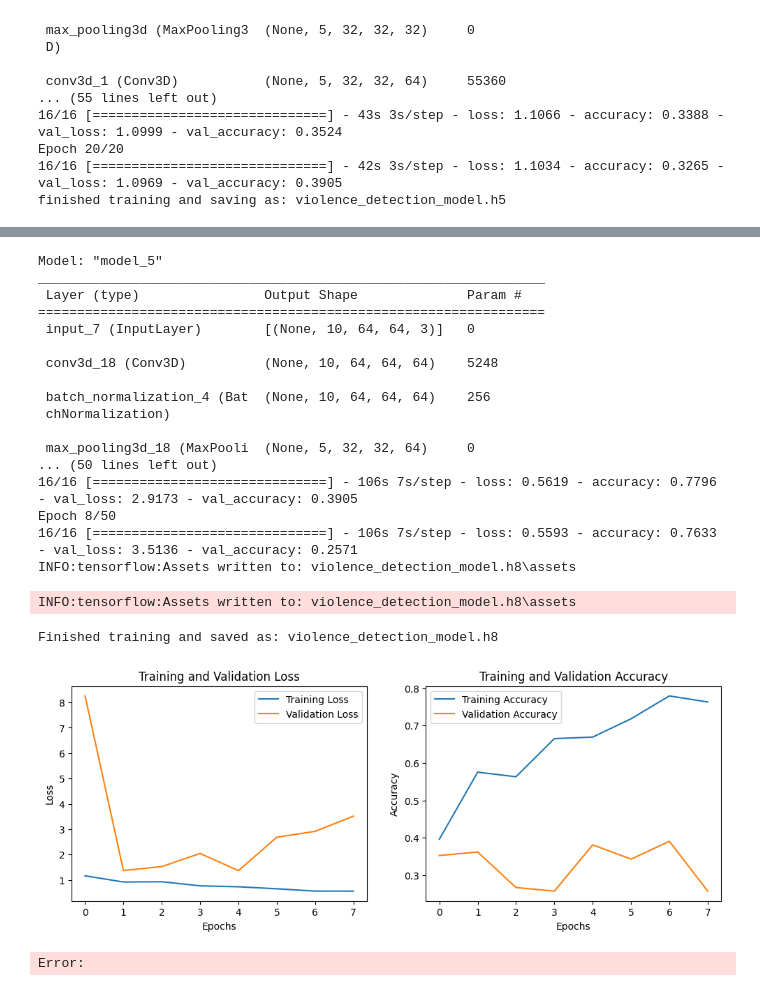
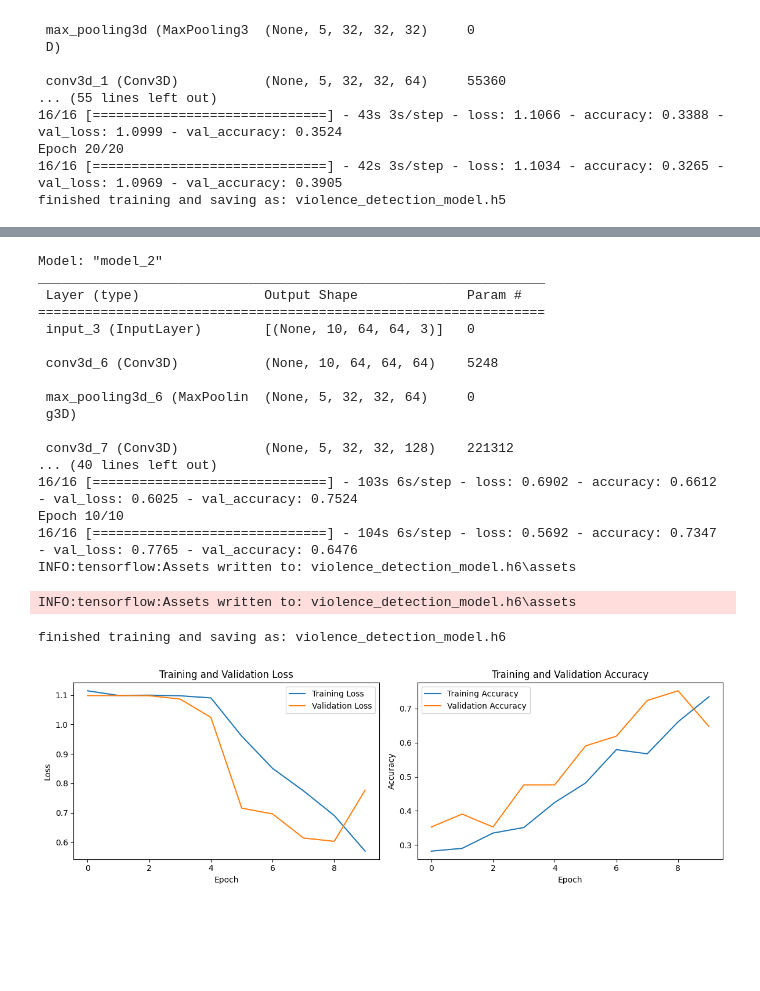
Before and after one commit to sydney-machine-learning/violence-movies, a Jupyter notebook: 0712.ipynb, the cells around one changed output, grey strips where cells are left out. Saved outputs shown, nothing was run; the diff lists cells and outputs as text; code cells hidden in the pictures; blank space fills up the shorter version.

```diff
--- a/0712.ipynb
+++ b/0712.ipynb
@@ -307,8 +332,8 @@ import cv2
 import numpy as np
 import tensorflow as tf
 from tensorflow.keras.models import Model
-from tensorflow.keras.layers import Input, Conv3D, MaxPooling3D, GlobalAveragePooling3D, Dense, LSTM, TimeDistributed, Dropout, BatchNormalization
-from tensorflow.keras.callbacks import EarlyStopping
+from tensorflow.keras.layers import Input, Conv3D, MaxPooling3D, Flatten, Dense, LSTM, TimeDistributed
+import matplotlib.pyplot as plt
 from sklearn.model_selection import train_test_split
 
 base_path = "E:/2024t2/5925/violence-detection-dataset"
@@ -318,7 +343,6 @@ labels = {"high-level violence_frames": 0, "low-level violence_frames": 1, "non-
 def load_data(folders, labels, base_path, frame_count=10):
     data = []
     targets = []
-
     for folder in folders:
         folder_path = os.path.join(base_path, folder)
         for video_folder in os.listdir(folder_path):
@@ -333,31 +357,25 @@ def load_data(folders, labels, base_path, frame_count=10):
                 frames.extend([np.zeros_like(frames[0])]*(frame_count - len(frames)))
             data.append(frames)
             targets.append(labels[folder])
-
     return np.array(data), np.array(targets)
 
 data, targets = load_data(folders, labels, base_path)
-data = np.expand_dims(data, axis=-1)
 data = data / 255.0
 
-X_train, X_val, y_train, y_val = train_test_split(data, targets, test_size=0.3, random_state=42)
+random_state = 42
+X_train, X_val, y_train, y_val = train_test_split(data, targets, test_size=0.3, random_state=random_state)
 
 def create_model(input_shape, num_classes):
     inputs = Input(shape=input_shape)
     x = Conv3D(64, (3, 3, 3), activation='relu', padding='same')(inputs)
-    x = BatchNormalization()(x)
     x = MaxPooling3D((2, 2, 2))(x)
     x = Conv3D(128, (3, 3, 3), activation='relu', padding='same')(x)
-    x = BatchNormalization()(x)
     x = MaxPooling3D((2, 2, 2))(x)
     x = Conv3D(256, (3, 3, 3), activation='relu', padding='same')(x)
-    x = BatchNormalization()(x)
     x = MaxPooling3D((2, 2, 2))(x)
-    x = Conv3D(512, (3, 3, 3), activation='relu', padding='same')(x)
-    x = BatchNormalization()(x)
-    x = GlobalAveragePooling3D()(x)  # 使用全局池化层代替常规池化层
-    x = Dense(512, activation='relu')(x)
-    x = Dropout(0.5)(x)
+    x = TimeDistributed(Flatten())(x)
+    x = LSTM(128)(x)
+    x = Dense(256, activation='relu')(x)
     outputs = Dense(num_classes, activation='softmax')(x)
 
     model = Model(inputs, outputs)
@@ -367,60 +385,52 @@ def create_model(input_shape, num_classes):
 
 input_shape = (10, 64, 64, 3)
 num_classes = 3
 
 model = create_model(input_shape, num_classes)
 model.summary()
 
-# 创建早停回调
-early_stopping = EarlyStopping(monitor='val_loss', patience=3, restore_best_weights=True)
+history = model.fit(X_train, y_train, validation_data=(X_val, y_val), epochs=10, batch_size=16)
 
-history = model.fit(X_train, y_train, validation_data=(X_val, y_val), epochs=50, batch_size=16, callbacks=[early_stopping])
-
-model.save('violence_detection_model.h8')
-
-print("Finished training and saved as: violence_detection_model.h8")
-
-# 绘制训练损失和验证损失曲线
-import matplotlib.pyplot as plt
+model.save('violence_detection_model.h6')
+print("finished training and saving as: violence_detection_model.h6")
 
 plt.figure(figsize=(12, 4))
 plt.subplot(1, 2, 1)
 plt.plot(history.history['loss'], label='Training Loss')
 plt.plot(history.history['val_loss'], label='Validation Loss')
-plt.xlabel('Epochs')
+plt.title('Training and Validation Loss')
+plt.xlabel('Epoch')
 plt.ylabel('Loss')
 plt.legend()
-plt.title('Training and Validation Loss')
 
-# 绘制训练精度和验证精度曲线
 plt.subplot(1, 2, 2)
 plt.plot(history.history['accuracy'], label='Training Accuracy')
 plt.plot(history.history['val_accuracy'], label='Validation Accuracy')
-plt.xlabel('Epochs')
+plt.title('Training and Validation Accuracy')
+plt.xlabel('Epoch')
 plt.ylabel('Accuracy')
 plt.legend()
-plt.title('Training and Validation Accuracy')
 
+plt.tight_layout()
 plt.show()
 # %% [output]
-Model: "model_5"
+Model: "model_2"
 _________________________________________________________________
  Layer (type)                Output Shape              Param #
 =================================================================
- input_7 (InputLayer)        [(None, 10, 64, 64, 3)]   0
+ input_3 (InputLayer)        [(None, 10, 64, 64, 3)]   0
 
- conv3d_18 (Conv3D)          (None, 10, 64, 64, 64)    5248
+ conv3d_6 (Conv3D)           (None, 10, 64, 64, 64)    5248
 
- batch_normalization_4 (Bat  (None, 10, 64, 64, 64)    256
- chNormalization)
+ max_pooling3d_6 (MaxPoolin  (None, 5, 32, 32, 64)     0
+ g3D)
 
- max_pooling3d_18 (MaxPooli  (None, 5, 32, 32, 64)     0
-... (50 lines left out)
-16/16 [==============================] - 106s 7s/step - loss: 0.5619 - accuracy: 0.7796 - val_loss: 2.9173 - val_accuracy: 0.3905
-Epoch 8/50
-16/16 [==============================] - 106s 7s/step - loss: 0.5593 - accuracy: 0.7633 - val_loss: 3.5136 - val_accuracy: 0.2571
-INFO:tensorflow:Assets written to: violence_detection_model.h8\assets
+ conv3d_7 (Conv3D)           (None, 5, 32, 32, 128)    221312
+... (40 lines left out)
+16/16 [==============================] - 103s 6s/step - loss: 0.6902 - accuracy: 0.6612 - val_loss: 0.6025 - val_accuracy: 0.7524
+Epoch 10/10
+16/16 [==============================] - 104s 6s/step - loss: 0.5692 - accuracy: 0.7347 - val_loss: 0.7765 - val_accuracy: 0.6476
+INFO:tensorflow:Assets written to: violence_detection_model.h6\assets
-INFO:tensorflow:Assets written to: violence_detection_model.h8\assets
+INFO:tensorflow:Assets written to: violence_detection_model.h6\assets
-Finished training and saved as: violence_detection_model.h8
+finished training and saving as: violence_detection_model.h6
-[figure, old version]
+[figure, new version]
-Error:
```
Also changed, not shown: parts of 11 cells of this notebook.
